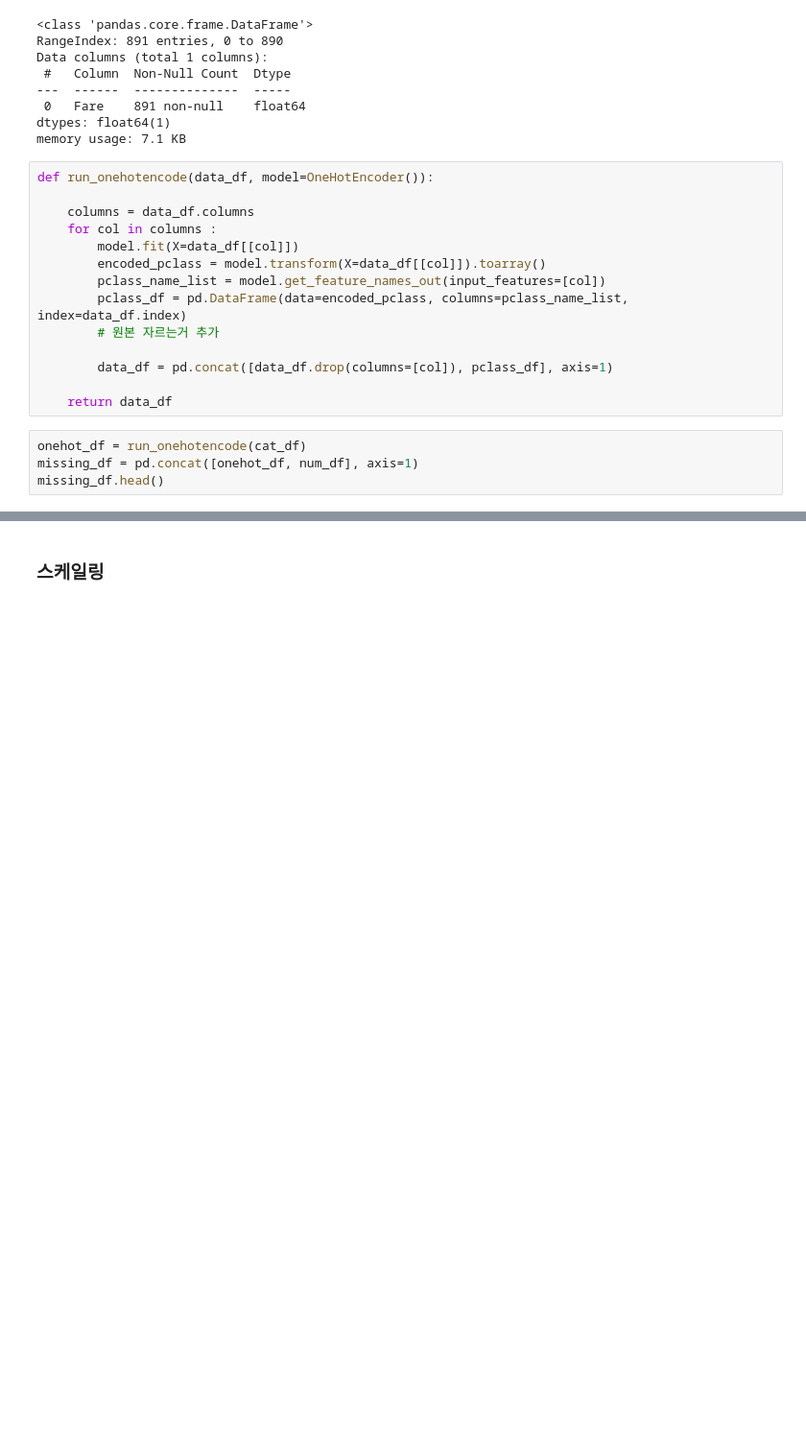
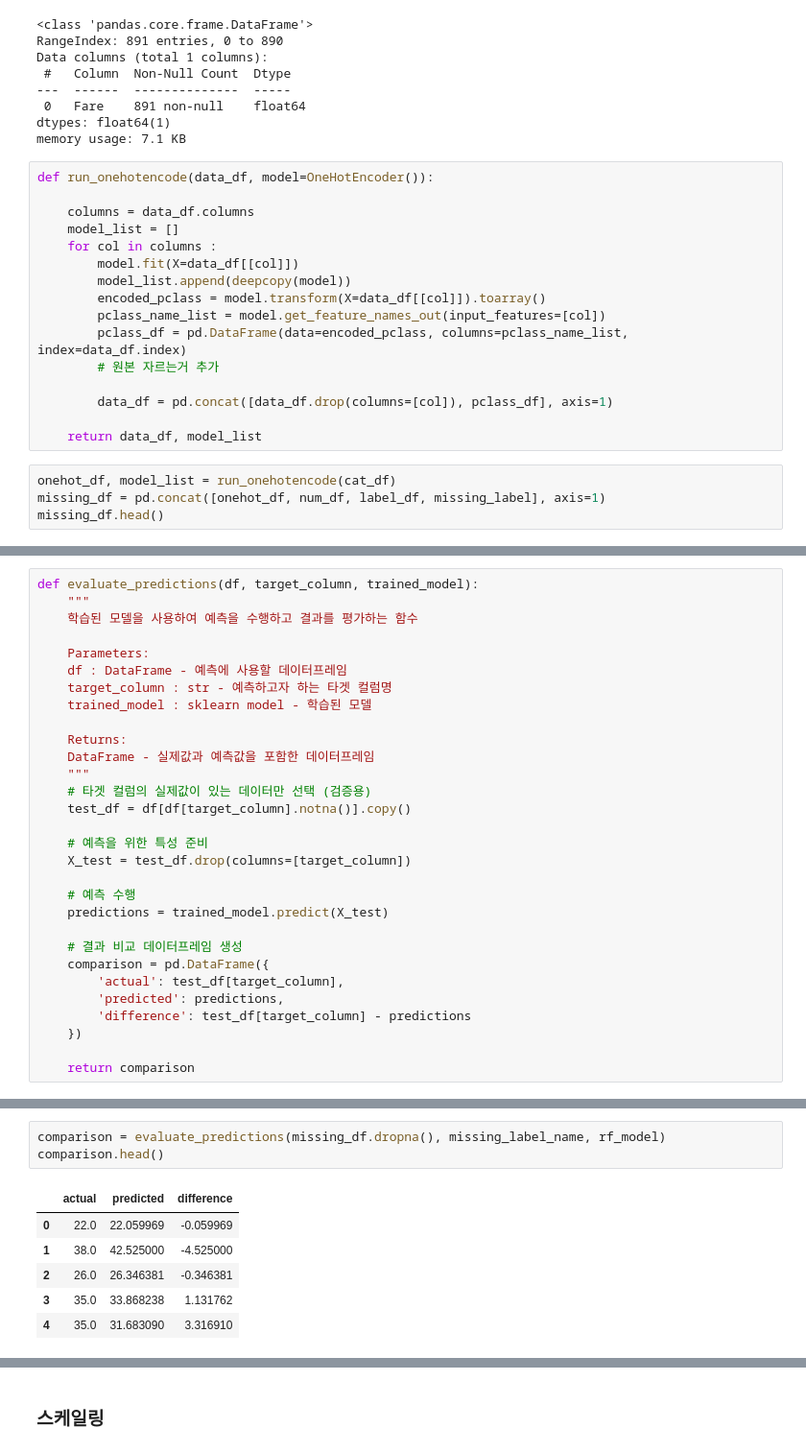
Before and after one commit to Huey-fitpet/study_machinelearnings, a Jupyter notebook: quest/Classifications/titanic_disaster.ipynb, the cells around one changed output, grey strips where cells are left out. Shown: that part at 96% size. Drawn from its saved outputs; the diff is of its cells as text; blank space fills up the shorter version.

```diff
--- a/quest/Classifications/titanic_disaster.ipynb
+++ b/quest/Classifications/titanic_disaster.ipynb
@@ -288,8 +299,10 @@ memory usage: 7.1 KB
 def run_onehotencode(data_df, model=OneHotEncoder()):
 
     columns = data_df.columns
+    model_list = []
     for col in columns :
         model.fit(X=data_df[[col]])
+        model_list.append(deepcopy(model))
         encoded_pclass = model.transform(X=data_df[[col]]).toarray()
         pclass_name_list = model.get_feature_names_out(input_features=[col])
         pclass_df = pd.DataFrame(data=encoded_pclass, columns=pclass_name_list, index=data_df.index)
@@ -297,10 +310,10 @@ def run_onehotencode(data_df, model=OneHotEncoder()):
 
         data_df = pd.concat([data_df.drop(columns=[col]), pclass_df], axis=1)
 
-    return data_df
+    return data_df, model_list
 # %%
-onehot_df = run_onehotencode(cat_df)
-missing_df = pd.concat([onehot_df, num_df], axis=1)
+onehot_df, model_list = run_onehotencode(cat_df)
+missing_df = pd.concat([onehot_df, num_df, label_df, missing_label], axis=1)
 missing_df.head()
 # %% [output]
 |  | Pclass_1 | Pclass_2 | Pclass_3 | Sex_female | Sex_male | SibSp_0 | SibSp_1 | SibSp_2 | SibSp_3 | SibSp_4 | ... |
@@ -332,0 +385,30 @@ memory usage: 160.2 KB
+# %%
+def evaluate_predictions(df, target_column, trained_model):
+    """
+    학습된 모델을 사용하여 예측을 수행하고 결과를 평가하는 함수
+
+    Parameters:
+    df : DataFrame - 예측에 사용할 데이터프레임
+    target_column : str - 예측하고자 하는 타겟 컬럼명
+    trained_model : sklearn model - 학습된 모델
+
+    Returns:
+    DataFrame - 실제값과 예측값을 포함한 데이터프레임
+    """
+    # 타겟 컬럼의 실제값이 있는 데이터만 선택 (검증용)
+    test_df = df[df[target_column].notna()].copy()
+
+    # 예측을 위한 특성 준비
+    X_test = test_df.drop(columns=[target_column])
+
+    # 예측 수행
+    predictions = trained_model.predict(X_test)
+
+    # 결과 비교 데이터프레임 생성
+    comparison = pd.DataFrame({
+        'actual': test_df[target_column],
+        'predicted': predictions,
+        'difference': test_df[target_column] - predictions
+    })
+
+    return comparison
@@ -332,0 +424,10 @@ memory usage: 160.2 KB
+# %%
+comparison = evaluate_predictions(missing_df.dropna(), missing_label_name, rf_model)
+comparison.head()
+# %% [output]
+|  | actual | predicted | difference |
+| 0 | 22.0 | 22.059969 | -0.059969 |
+| 1 | 38.0 | 42.525000 | -4.525000 |
+| 2 | 26.0 | 26.346381 | -0.346381 |
+| 3 | 35.0 | 33.868238 | 1.131762 |
+| 4 | 35.0 | 31.683090 | 3.316910 |
```
Also changed, not shown: parts of 27 cells of this notebook.
